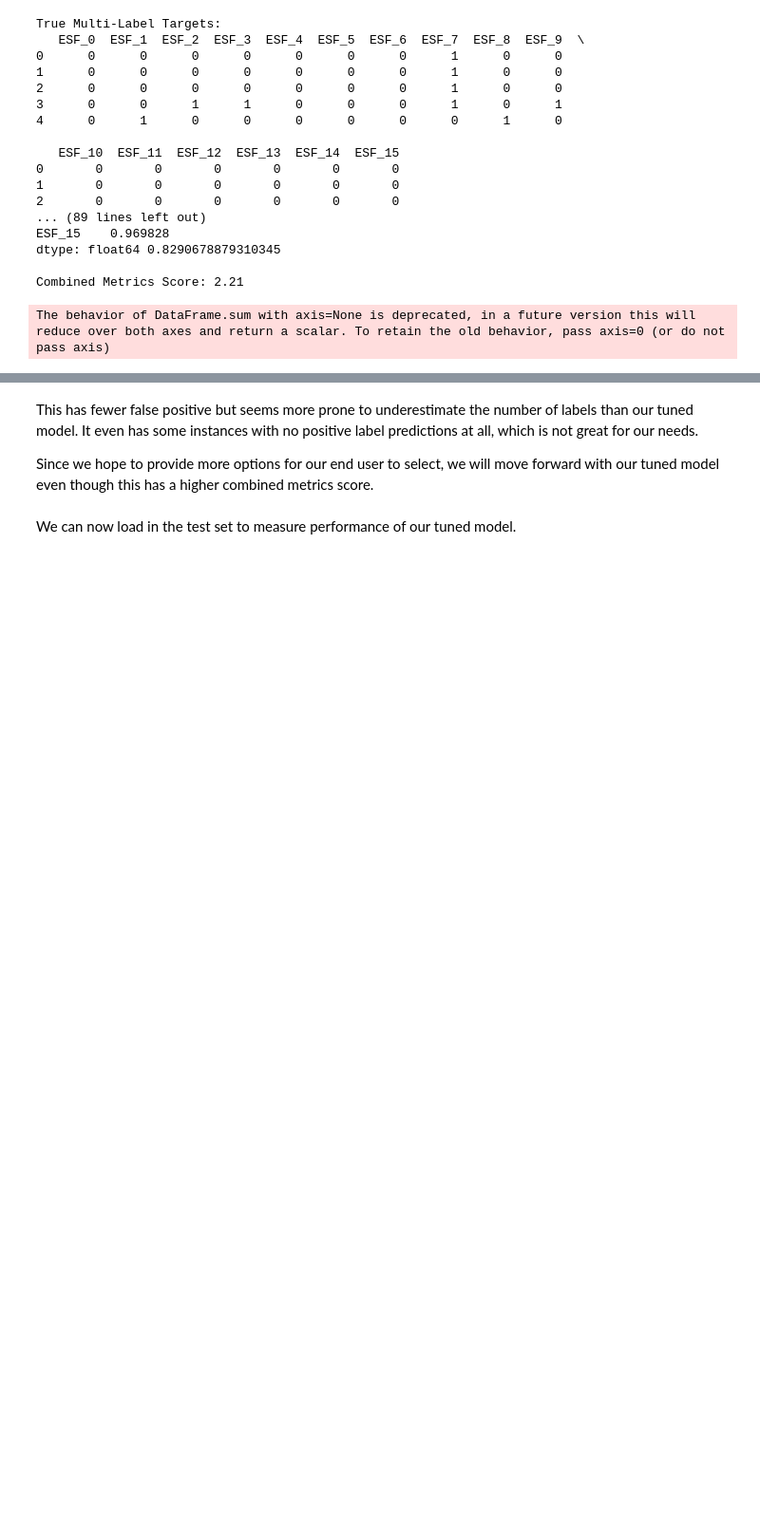
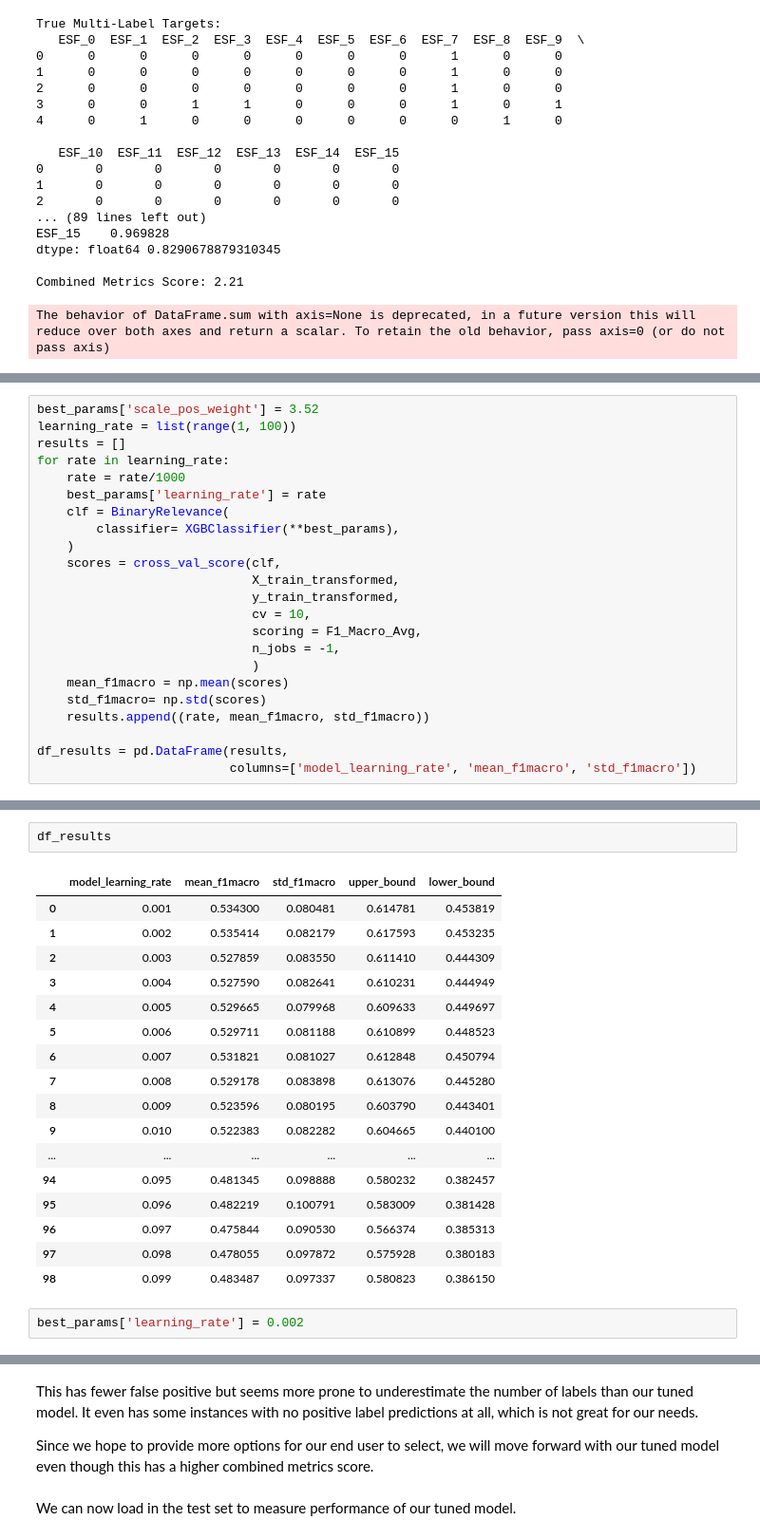
Before and after one commit to capstoneFA2025/FEMA-Recommender, a Jupyter notebook: multilabel_classification_model_selection_nontime.ipynb, the cells around one changed output, grey strips where cells are left out. Shown at 95% size. Cells and saved outputs as stored; diff of their text form; blank space fills up the shorter version.

```diff
--- a/multilabel_classification_model_selection_nontime.ipynb
+++ b/multilabel_classification_model_selection_nontime.ipynb
@@ -989,0 +1259,23 @@ The behavior of DataFrame.sum with axis=None is deprecated, in a future version
+# %%
+best_params['scale_pos_weight'] = 3.52
+learning_rate = list(range(1, 100))
+results = []
+for rate in learning_rate:
+    rate = rate/1000
+    best_params['learning_rate'] = rate
+    clf = BinaryRelevance(
+        classifier= XGBClassifier(**best_params),
+    )
+    scores = cross_val_score(clf,
+                             X_train_transformed,
+                             y_train_transformed,
+                             cv = 10,
+                             scoring = F1_Macro_Avg,
+                             n_jobs = -1,
+                             )
+    mean_f1macro = np.mean(scores)
+    std_f1macro= np.std(scores)
+    results.append((rate, mean_f1macro, std_f1macro))
+
+df_results = pd.DataFrame(results,
+                          columns=['model_learning_rate', 'mean_f1macro', 'std_f1macro'])
@@ -989,0 +1349,22 @@ The behavior of DataFrame.sum with axis=None is deprecated, in a future version
+# %%
+df_results
+# %% [output]
+|  | model_learning_rate | mean_f1macro | std_f1macro | upper_bound | lower_bound |
+| 0 | 0.001 | 0.534300 | 0.080481 | 0.614781 | 0.453819 |
+| 1 | 0.002 | 0.535414 | 0.082179 | 0.617593 | 0.453235 |
+| 2 | 0.003 | 0.527859 | 0.083550 | 0.611410 | 0.444309 |
+| 3 | 0.004 | 0.527590 | 0.082641 | 0.610231 | 0.444949 |
+| 4 | 0.005 | 0.529665 | 0.079968 | 0.609633 | 0.449697 |
+| 5 | 0.006 | 0.529711 | 0.081188 | 0.610899 | 0.448523 |
+| 6 | 0.007 | 0.531821 | 0.081027 | 0.612848 | 0.450794 |
+| 7 | 0.008 | 0.529178 | 0.083898 | 0.613076 | 0.445280 |
+| 8 | 0.009 | 0.523596 | 0.080195 | 0.603790 | 0.443401 |
+| 9 | 0.010 | 0.522383 | 0.082282 | 0.604665 | 0.440100 |
+| ... | ... | ... | ... | ... | ... |
+| 94 | 0.095 | 0.481345 | 0.098888 | 0.580232 | 0.382457 |
+| 95 | 0.096 | 0.482219 | 0.100791 | 0.583009 | 0.381428 |
+| 96 | 0.097 | 0.475844 | 0.090530 | 0.566374 | 0.385313 |
+| 97 | 0.098 | 0.478055 | 0.097872 | 0.575928 | 0.380183 |
+| 98 | 0.099 | 0.483487 | 0.097337 | 0.580823 | 0.386150 |
+# %%
+best_params['learning_rate'] = 0.002
```
Also changed, not shown: parts of 30 cells of this notebook.
